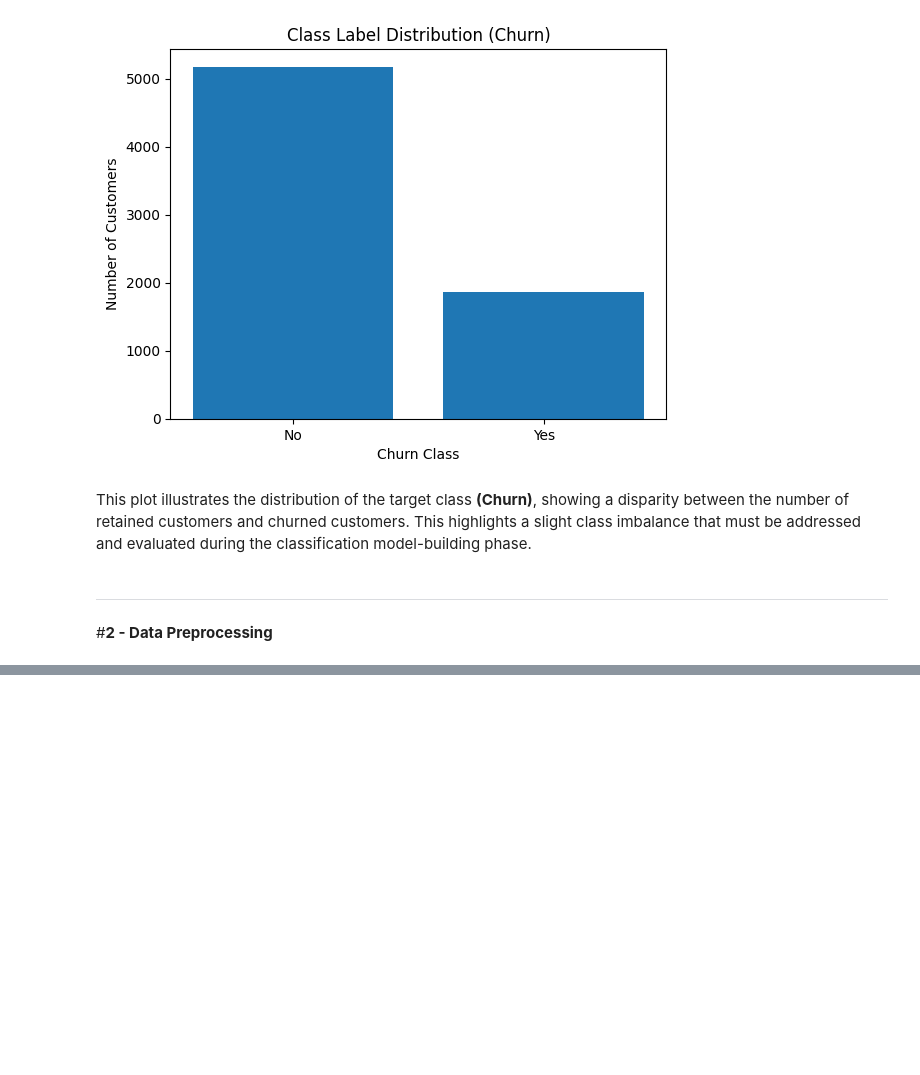
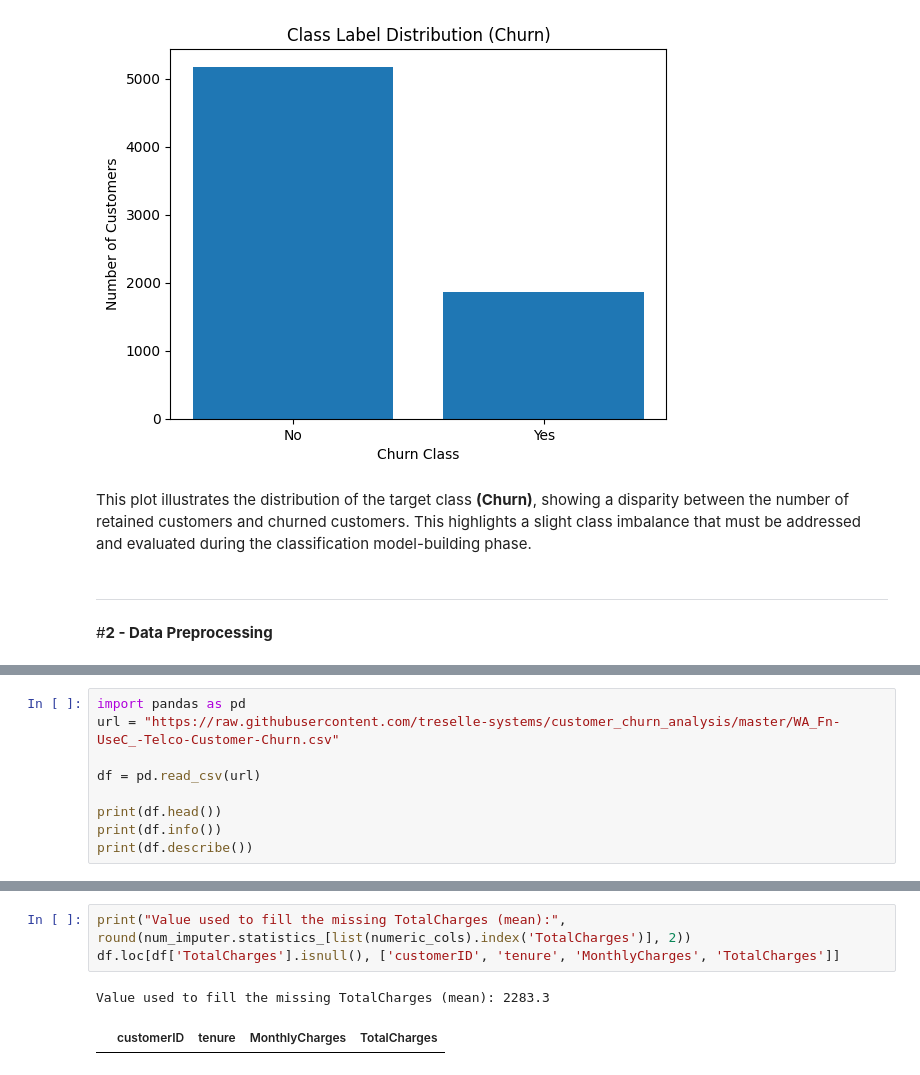
Before and after one commit to LujainAldujain/Data_Mining_Project, a Jupyter notebook: Phase2.ipynb, the cells around one changed output, grey strips where cells are left out. Saved outputs shown, nothing was run; the diff lists cells and outputs as text; blank space fills up the shorter version.

```diff
--- a/Phase2.ipynb
+++ b/Phase2.ipynb
@@ -241,0 +244,9 @@ This plot illustrates the distribution of the target class **(Churn)**, showing
+# %%
+import pandas as pd
+url = "https://raw.githubusercontent.com/treselle-systems/customer_churn_analysis/master/WA_Fn-UseC_-Telco-Customer-Churn.csv"
+
+df = pd.read_csv(url)
+
+print(df.head())
+print(df.info())
+print(df.describe())
@@ -241,0 +306,6 @@ This plot illustrates the distribution of the target class **(Churn)**, showing
+# %%
+print("Value used to fill the missing TotalCharges (mean):", round(num_imputer.statistics_[list(numeric_cols).index('TotalCharges')], 2))
+df.loc[df['TotalCharges'].isnull(), ['customerID', 'tenure', 'MonthlyCharges', 'TotalCharges']]
+# %% [output]
+Value used to fill the missing TotalCharges (mean): 2283.3
+|  | customerID | tenure | MonthlyCharges | TotalCharges |
```
Also changed, not shown: parts of 14 cells of this notebook.
